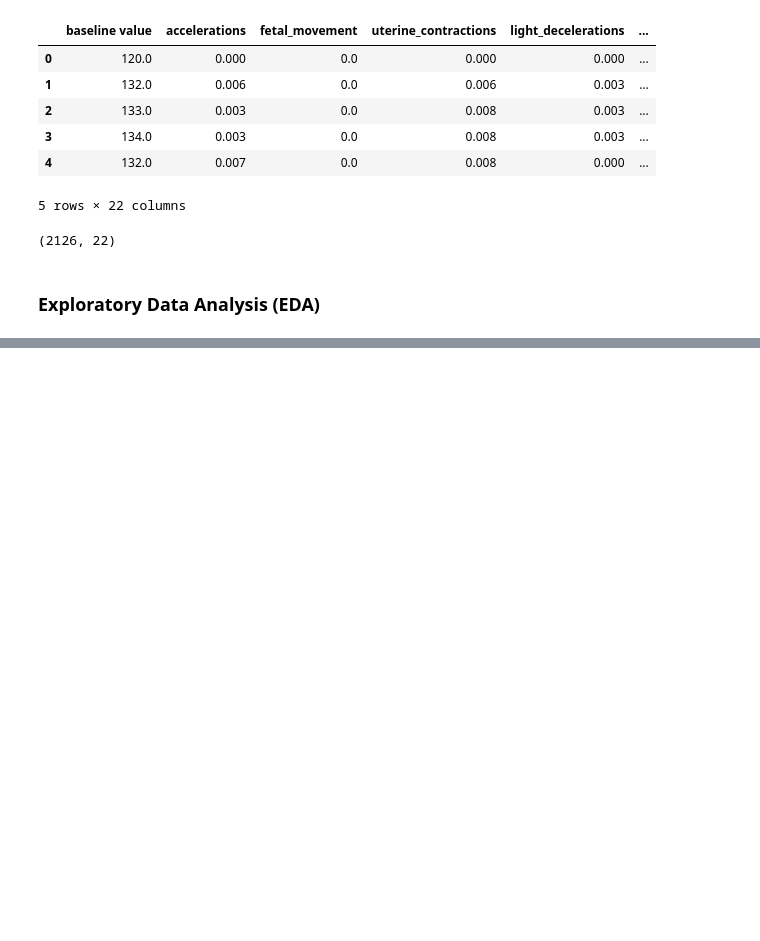
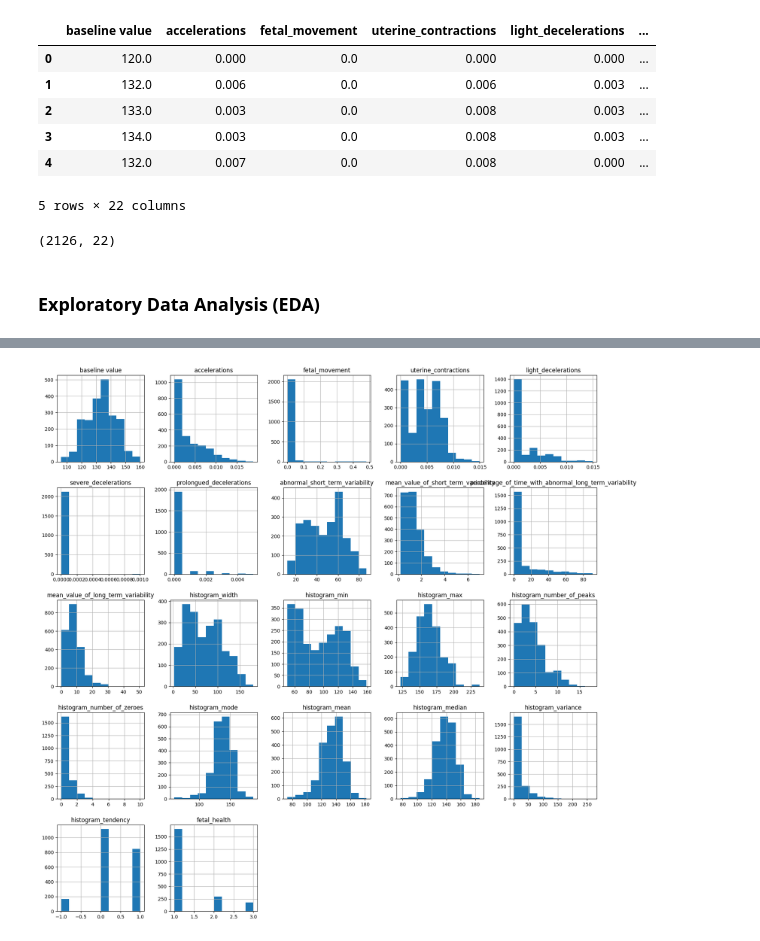
Before and after one commit to SakshyamStha/Fetal_Health_Classification, a Jupyter notebook: sg.ipynb, the cells around one changed output, grey strips where cells are left out. Drawn from its saved outputs; the diff is of its cells as text; code cells hidden in the pictures; blank space fills up the shorter version.

```diff
--- a/sg.ipynb
+++ b/sg.ipynb
@@ -35,0 +126,4 @@ fetal_data.shape
+# %%
+data_hist_plot=fetal_data.hist(figsize=(20,20))
+# %% [output]
+[figure, added]
```
Also changed, not shown: parts of 9 cells of this notebook.
